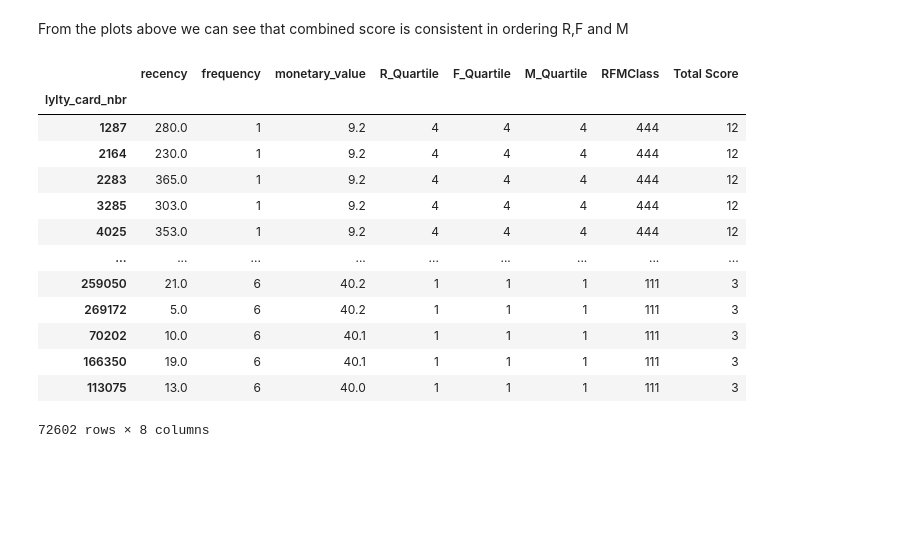
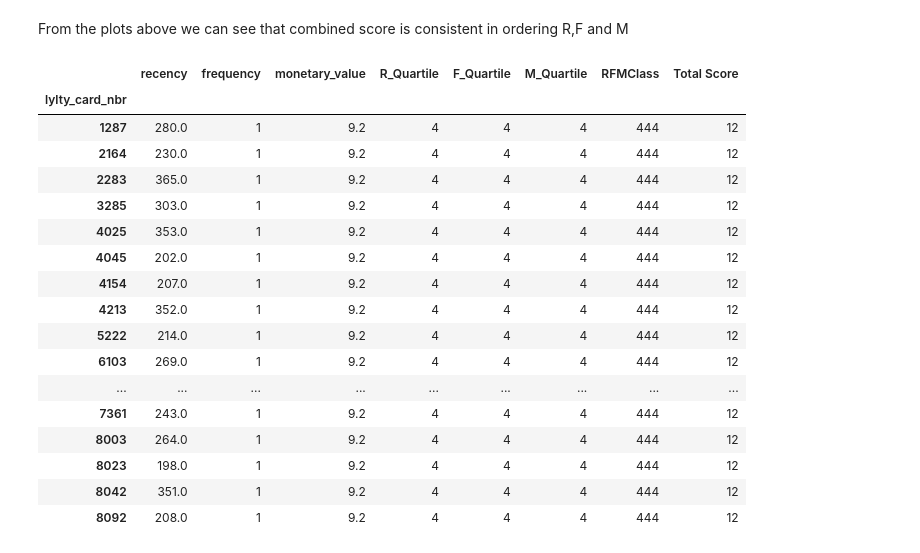
Before and after one commit to Chuks1010/Quantium-Data-Analysis, a Jupyter notebook: Quantium Data Analysis.ipynb, the cells around one changed output. Saved outputs shown, nothing was run; the diff lists cells and outputs as text; code cells hidden in the pictures; blank space fills up the shorter version.

Commit message:
reducing the dictionary of rfm table

```diff
--- a/Quantium Data Analysis.ipynb
+++ b/Quantium Data Analysis.ipynb
@@ -634,19 +612,24 @@ rfm_seg.groupby('Total Score').agg('recency').mean().plot(kind='bar', colormap='
 # %% [markdown]
 From the plots above we can see that combined score is consistent in ordering R,F and M
 # %%
-rfm_seg.sort_values(by=['RFMClass', 'monetary_value'], ascending=False)
+sorted_rfm_seg = rfm_seg.sort_values(by=['RFMClass', 'monetary_value'], ascending=False)
+sorted_rfm_seg.head(20)
 # %% [output]
 |  | recency | frequency | monetary_value | R_Quartile | F_Quartile | M_Quartile | RFMClass | Total Score |
 | lylty_card_nbr |  |  |  |  |  |  |  |  |
 | 1287 | 280.0 | 1 | 9.2 | 4 | 4 | 4 | 444 | 12 |
 | 2164 | 230.0 | 1 | 9.2 | 4 | 4 | 4 | 444 | 12 |
 | 2283 | 365.0 | 1 | 9.2 | 4 | 4 | 4 | 444 | 12 |
 | 3285 | 303.0 | 1 | 9.2 | 4 | 4 | 4 | 444 | 12 |
 | 4025 | 353.0 | 1 | 9.2 | 4 | 4 | 4 | 444 | 12 |
+| 4045 | 202.0 | 1 | 9.2 | 4 | 4 | 4 | 444 | 12 |
+| 4154 | 207.0 | 1 | 9.2 | 4 | 4 | 4 | 444 | 12 |
+| 4213 | 352.0 | 1 | 9.2 | 4 | 4 | 4 | 444 | 12 |
+| 5222 | 214.0 | 1 | 9.2 | 4 | 4 | 4 | 444 | 12 |
+| 6103 | 269.0 | 1 | 9.2 | 4 | 4 | 4 | 444 | 12 |
 | ... | ... | ... | ... | ... | ... | ... | ... | ... |
-| 259050 | 21.0 | 6 | 40.2 | 1 | 1 | 1 | 111 | 3 |
-| 269172 | 5.0 | 6 | 40.2 | 1 | 1 | 1 | 111 | 3 |
-| 70202 | 10.0 | 6 | 40.1 | 1 | 1 | 1 | 111 | 3 |
-| 166350 | 19.0 | 6 | 40.1 | 1 | 1 | 1 | 111 | 3 |
-| 113075 | 13.0 | 6 | 40.0 | 1 | 1 | 1 | 111 | 3 |
+| 7361 | 243.0 | 1 | 9.2 | 4 | 4 | 4 | 444 | 12 |
+| 8003 | 264.0 | 1 | 9.2 | 4 | 4 | 4 | 444 | 12 |
+| 8023 | 198.0 | 1 | 9.2 | 4 | 4 | 4 | 444 | 12 |
+| 8042 | 351.0 | 1 | 9.2 | 4 | 4 | 4 | 444 | 12 |
+| 8092 | 208.0 | 1 | 9.2 | 4 | 4 | 4 | 444 | 12 |
-72602 rows × 8 columns
```
Also changed, not shown: parts of 2 cells of this notebook.
